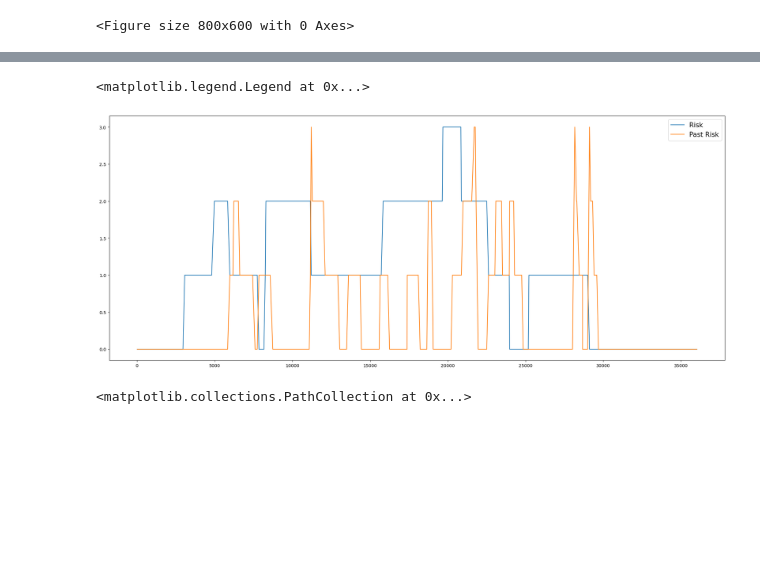
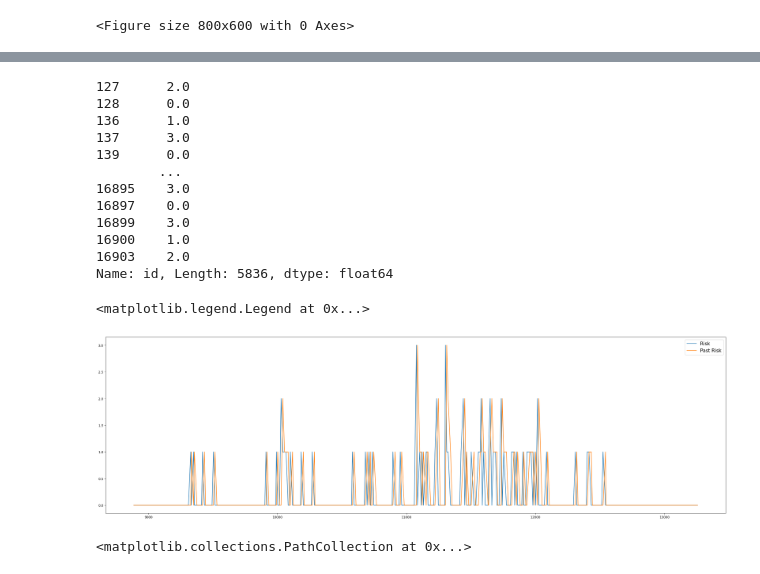
Before and after one commit to NicolasCaronPro/ST-GNN-for-wildifre-prediction, a Jupyter notebook: Prediction/GNN/check_fire.ipynb, the cells around one changed output, grey strips where cells are left out. Saved outputs shown, nothing was run; the diff lists cells and outputs as text; code cells hidden in the pictures; blank space fills up the shorter version.

```diff
--- a/Prediction/GNN/check_fire.ipynb
+++ b/Prediction/GNN/check_fire.ipynb
@@ -425,13 +479,29 @@ ValueError: Could not interpret value `id` for `x`. An entry with this name does
+# %%
+df[(df['departement'] == 1)].id
+# %% [output]
+127      2.0
+128      0.0
+136      1.0
+137      3.0
+139      0.0
+        ...
+16895    3.0
+16897    0.0
+16899    3.0
+16900    1.0
+16903    2.0
+Name: id, Length: 5836, dtype: float64
 # %%
-df = df[(df['departement'] == 16)]
-fig, ax = plt.subplots(1, figsize=(25,10))
+df = df[(df['departement'] == 1) & (df['id'] == 2)]
+df = df[(df['date'] >= allDates.index('2020-01-01')) & (df['date'] <= allDates.index('2020-12-31'))]
+fig, ax = plt.subplots(1, figsize=(35,10))
 df['nbsinister-kmeans-5-Class-Dept'].plot(ax=ax, label='Risk')
 df['Past_risk'].plot(ax=ax, label='Past Risk')
 #df['burnedarea'].plot(ax=ax)
 plt.legend(fontsize=15)
 # %% [output]
 <matplotlib.legend.Legend at 0x...>
-[figure, old version]
+[figure, new version]
 # %%
 plt.scatter(df['ramadan'], df['nbsinister-kmeans-5-Class-Dept'])
 # %% [output]
```
Also changed, not shown: parts of 19 cells of this notebook, 26 other files.
